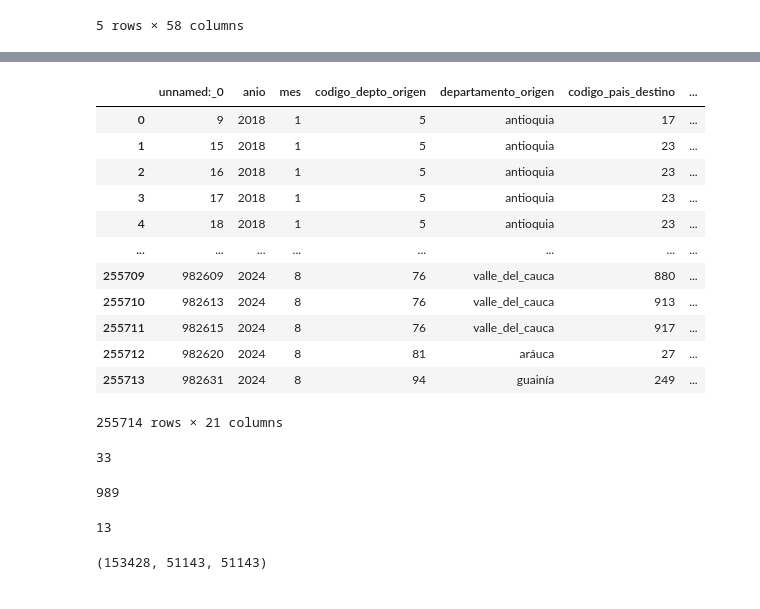
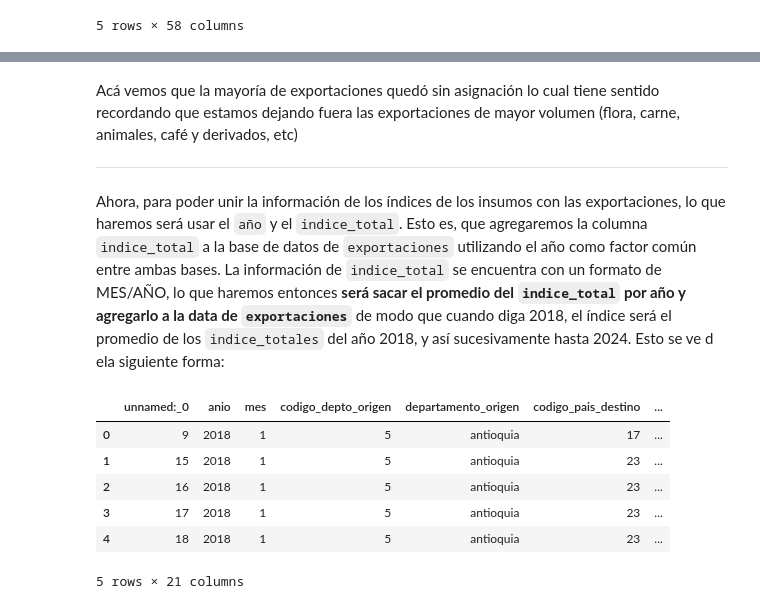
Before and after one commit to eli12gran/Datos_a_la_U, a Jupyter notebook: modelsML_EGR/ML_models.ipynb, the cells around one changed output, grey strips where cells are left out. Saved outputs shown, nothing was run; the diff lists cells and outputs as text; code cells hidden in the pictures.

```diff
--- a/modelsML_EGR/ML_models.ipynb
+++ b/modelsML_EGR/ML_models.ipynb
@@ -79,41 +129,20 @@ exportaciones.drop(columns=["Unnamed: 0", "unnamed:_0", "departamento_origen", "
+# %% [markdown]
+Acá vemos que la mayoría de exportaciones quedó sin asignación lo cual tiene sentido recordando que estamos dejando fuera las exportaciones de mayor volumen (flora, carne, animales, café y derivados, etc)
+
+---
+
+Ahora, para poder unir la información de los índices de los insumos con las exportaciones, lo que haremos será usar el `año` y el `indice_total`. Esto es, que agregaremos la columna `indice_total` a la base de datos de `exportaciones` utilizando el año como factor común entre ambas bases. La información de `indice_total` se encuentra con un formato de MES/AÑO, lo que haremos entonces **será sacar el promedio del `indice_total` por año y agregarlo a la data de `exportaciones`**  de modo que cuando diga 2018, el índice será el promedio de los `indice_totales` del año 2018, y así sucesivamente hasta 2024. Esto se ve d ela siguiente forma:
 # %%
-# Convertir la columna 'Fecha' de 'insumos' a formato datetime para extraer el año
 insumos['anio'] = pd.to_datetime(insumos['Fecha'], format='%m/%Y').dt.year
-
-# Calcular el promedio de 'Indice_total' por año en 'insumos'
 insumos_promedio = insumos.groupby('anio')['Indice_total'].mean().reset_index()
-
-# Merge para agregar el promedio de 'Indice_total' al DataFrame de exportaciones basado en el 'anio'
 exportaciones = exportaciones.merge(insumos_promedio, on='anio', how='left')
-
-# Eliminar columnas no deseadas
 exportaciones.drop(columns=["Unnamed: 0", "unnamed: 0"], errors='ignore', inplace=True)
-
-# Mostrar el resultado
-exportaciones
+exportaciones.head()
 # %% [output]
 |  | unnamed:_0 | anio | mes | codigo_depto_origen | departamento_origen | codigo_pais_destino | ... |
 | 0 | 9 | 2018 | 1 | 5 | antioquia | 17 | ... |
 | 1 | 15 | 2018 | 1 | 5 | antioquia | 23 | ... |
 | 2 | 16 | 2018 | 1 | 5 | antioquia | 23 | ... |
 | 3 | 17 | 2018 | 1 | 5 | antioquia | 23 | ... |
 | 4 | 18 | 2018 | 1 | 5 | antioquia | 23 | ... |
-| ... | ... | ... | ... | ... | ... | ... | ... |
-| 255709 | 982609 | 2024 | 8 | 76 | valle_del_cauca | 880 | ... |
-| 255710 | 982613 | 2024 | 8 | 76 | valle_del_cauca | 913 | ... |
-| 255711 | 982615 | 2024 | 8 | 76 | valle_del_cauca | 917 | ... |
-| 255712 | 982620 | 2024 | 8 | 81 | aráuca | 27 | ... |
-| 255713 | 982631 | 2024 | 8 | 94 | guainía | 249 | ... |
-255714 rows × 21 columns
+5 rows × 21 columns
-# %%
-len(exportaciones.departamento_origen.unique())
-# %% [output]
-33
-# %%
-max(exportaciones.codigo_pais_destino)
-# %% [output]
-989
-# %%
-min(exportaciones.codigo_pais_destino)
-# %% [output]
-13
@@ -137,4 +148,0 @@ df_full_train = df_full_train.reset_index(drop=True)
-# %%
-len(df_train), len(df_val), len(df_test)
-# %% [output]
-(153428, 51143, 51143)
```
Also changed, not shown: parts of 39 cells of this notebook, 2 other files.
